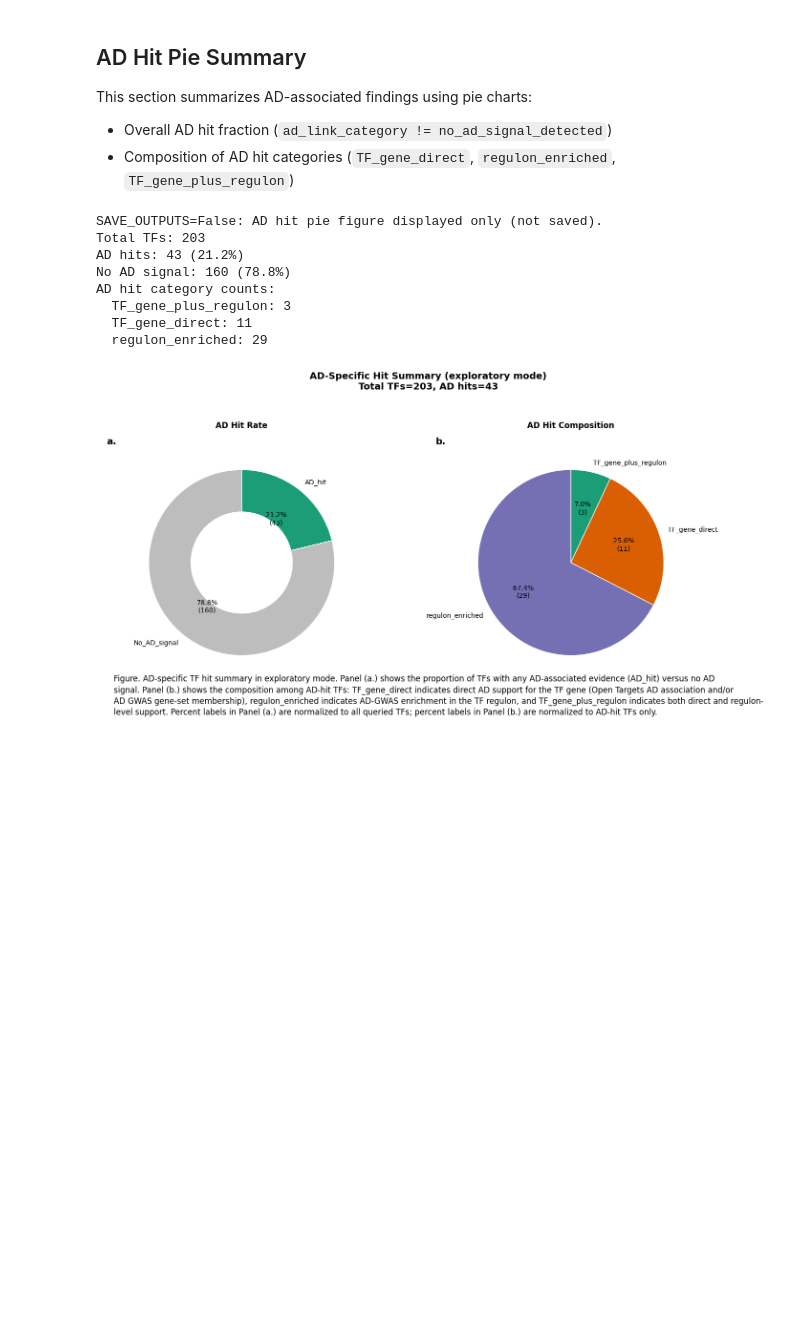
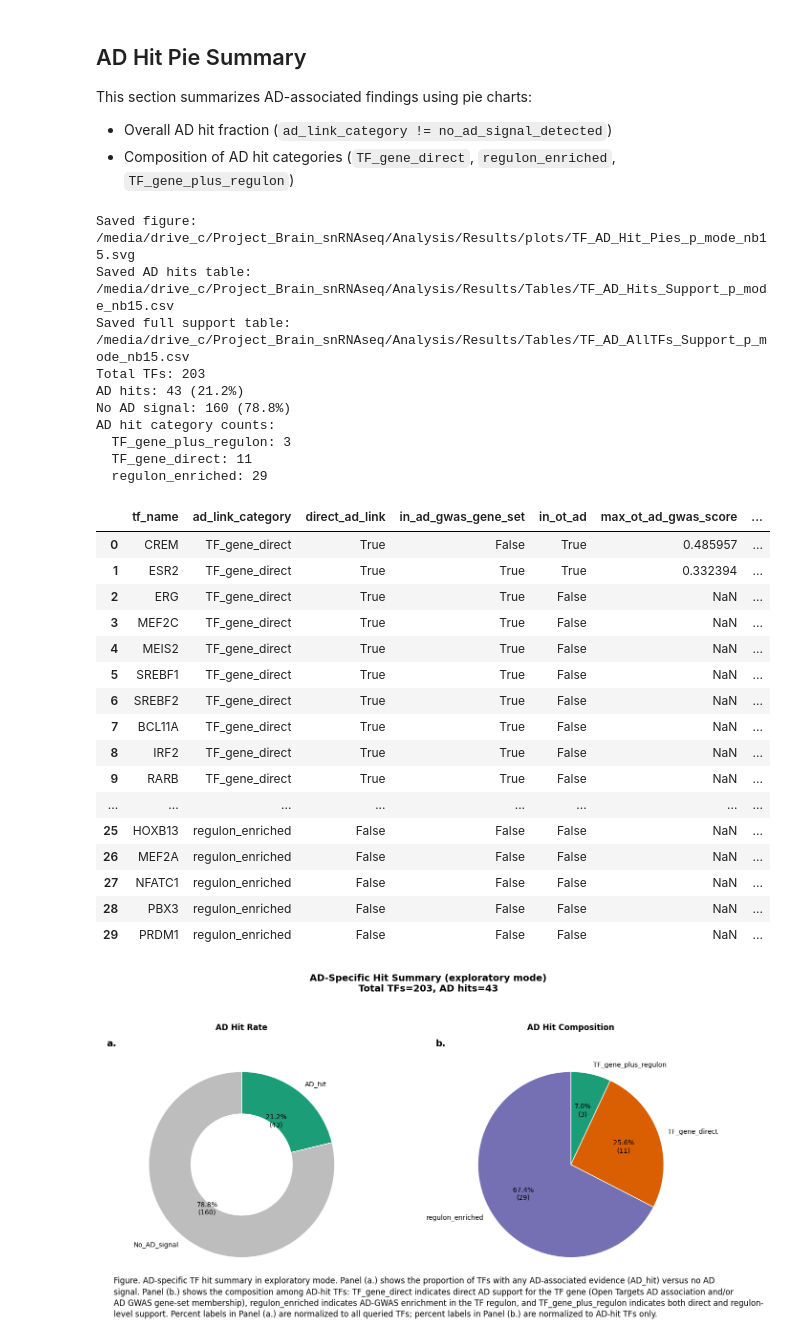
Before and after one commit to jmorganknight/Brain_snRNAseq, a Jupyter notebook: Notebooks/15_TF_GWAS_Analysis.ipynb, the cells around one changed output. Cells and saved outputs as stored; diff of their text form; code cells hidden in the pictures; blank space fills up the shorter version.

```diff
--- a/Notebooks/15_TF_GWAS_Analysis.ipynb
+++ b/Notebooks/15_TF_GWAS_Analysis.ipynb
@@ -1397,13 +1397,13 @@ else:
     plt.tight_layout(rect=[0, 0.14, 1, 0.94])
 
     # Always export this final AD summary figure/table to dedicated folders.
-    PLOTS_DIR = ANALYSIS_DIR / "plots"
-    TABLE_DIR = ANALYSIS_DIR / "table"
+    PLOTS_DIR = ANALYSIS_DIR / "Results" /"plots"
+    TABLE_DIR = ANALYSIS_DIR / "Results" /"Tables"
     PLOTS_DIR.mkdir(parents=True, exist_ok=True)
     TABLE_DIR.mkdir(parents=True, exist_ok=True)
 
-    out_pie = PLOTS_DIR / f"TF_AD_Hit_Pies_{SIG_LABEL}_mode_nb15.png"
-    plt.savefig(out_pie, dpi=300, bbox_inches="tight")
+    out_pie = PLOTS_DIR / f"TF_AD_Hit_Pies_{SIG_LABEL}_mode_nb15.svg"
+    plt.savefig(out_pie, dpi=300, bbox_inches="tight", format="svg")
 
     support_cols = [
         "tf_name",
@@ -1449,32 +1449,51 @@ else:
             na_position="last",
         )
         .reset_index(drop=True)
     )
     out_full = TABLE_DIR / f"TF_AD_AllTFs_Support_{SIG_LABEL}_mode_nb15.csv"
     full_support_df.to_csv(out_full, index=False)
 
     print(f"Saved figure: {out_pie}")
     print(f"Saved AD hits table: {out_hits}")
     print(f"Saved full support table: {out_full}")
 
     print(f"Total TFs: {total_tfs}")
     print(f"AD hits: {n_hits} ({(100.0 * n_hits / total_tfs):.1f}%)")
     print(f"No AD signal: {n_non_hits} ({(100.0 * n_non_hits / total_tfs):.1f}%)")
     if n_hits > 0:
         print("AD hit category counts:")
         for k in hit_categories:
             if int(hit_counts.get(k, 0)) > 0:
                 print(f"  {k}: {int(hit_counts[k])}")
 
     display(hits_support_df.head(30))
     plt.show()
 # %% [output]
-SAVE_OUTPUTS=False: AD hit pie figure displayed only (not saved).
+Saved figure: /media/drive_c/Project_Brain_snRNAseq/Analysis/Results/plots/TF_AD_Hit_Pies_p_mode_nb15.svg
+Saved AD hits table: /media/drive_c/Project_Brain_snRNAseq/Analysis/Results/Tables/TF_AD_Hits_Support_p_mode_nb15.csv
+Saved full support table: /media/drive_c/Project_Brain_snRNAseq/Analysis/Results/Tables/TF_AD_AllTFs_Support_p_mode_nb15.csv
 Total TFs: 203
 AD hits: 43 (21.2%)
 No AD signal: 160 (78.8%)
 AD hit category counts:
   TF_gene_plus_regulon: 3
   TF_gene_direct: 11
   regulon_enriched: 29
+|  | tf_name | ad_link_category | direct_ad_link | in_ad_gwas_gene_set | in_ot_ad | max_ot_ad_gwas_score | ... |
+| 0 | CREM | TF_gene_direct | True | False | True | 0.485957 | ... |
+| 1 | ESR2 | TF_gene_direct | True | True | True | 0.332394 | ... |
+| 2 | ERG | TF_gene_direct | True | True | False | NaN | ... |
+| 3 | MEF2C | TF_gene_direct | True | True | False | NaN | ... |
+| 4 | MEIS2 | TF_gene_direct | True | True | False | NaN | ... |
+| 5 | SREBF1 | TF_gene_direct | True | True | False | NaN | ... |
+| 6 | SREBF2 | TF_gene_direct | True | True | False | NaN | ... |
+| 7 | BCL11A | TF_gene_direct | True | True | False | NaN | ... |
+| 8 | IRF2 | TF_gene_direct | True | True | False | NaN | ... |
+| 9 | RARB | TF_gene_direct | True | True | False | NaN | ... |
+| ... | ... | ... | ... | ... | ... | ... | ... |
+| 25 | HOXB13 | regulon_enriched | False | False | False | NaN | ... |
+| 26 | MEF2A | regulon_enriched | False | False | False | NaN | ... |
+| 27 | NFATC1 | regulon_enriched | False | False | False | NaN | ... |
+| 28 | PBX3 | regulon_enriched | False | False | False | NaN | ... |
+| 29 | PRDM1 | regulon_enriched | False | False | False | NaN | ... |
 [figure]
```
Also changed, not shown: parts of 1 cell of this notebook, 27 other files.
